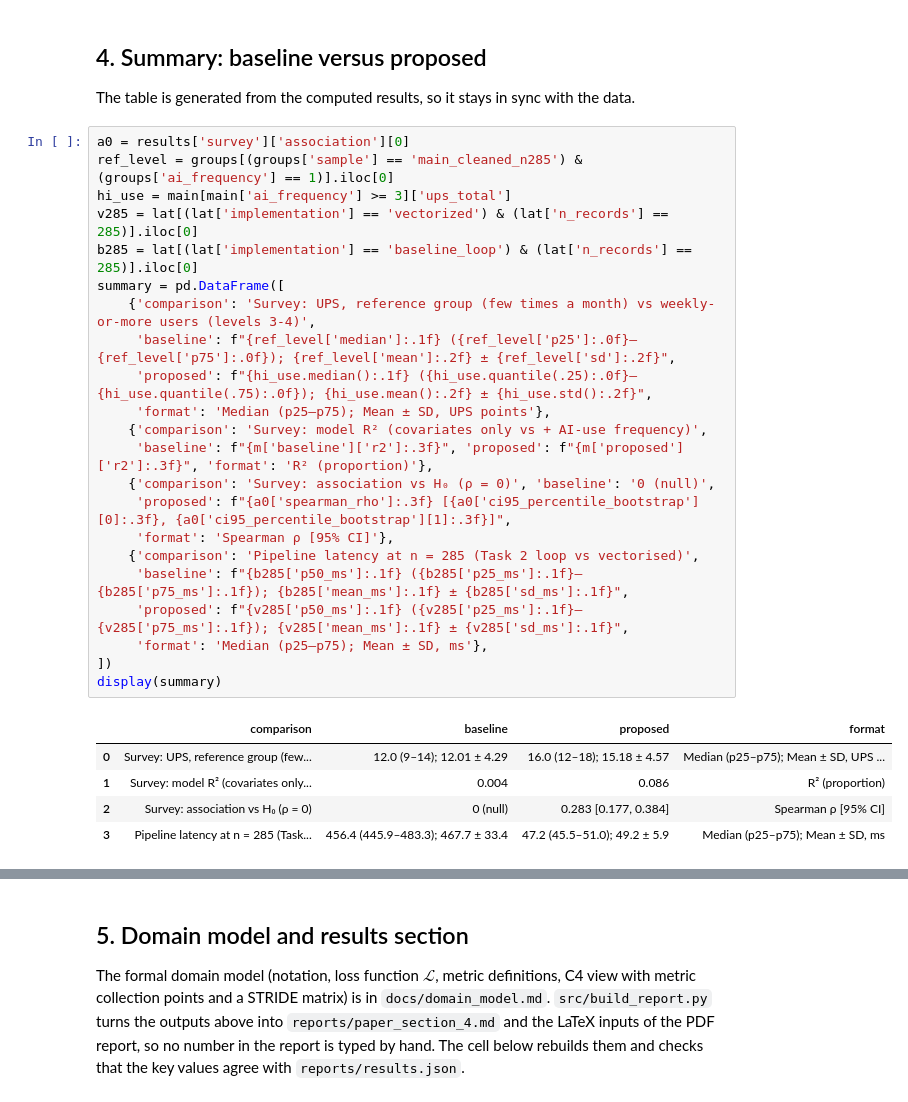
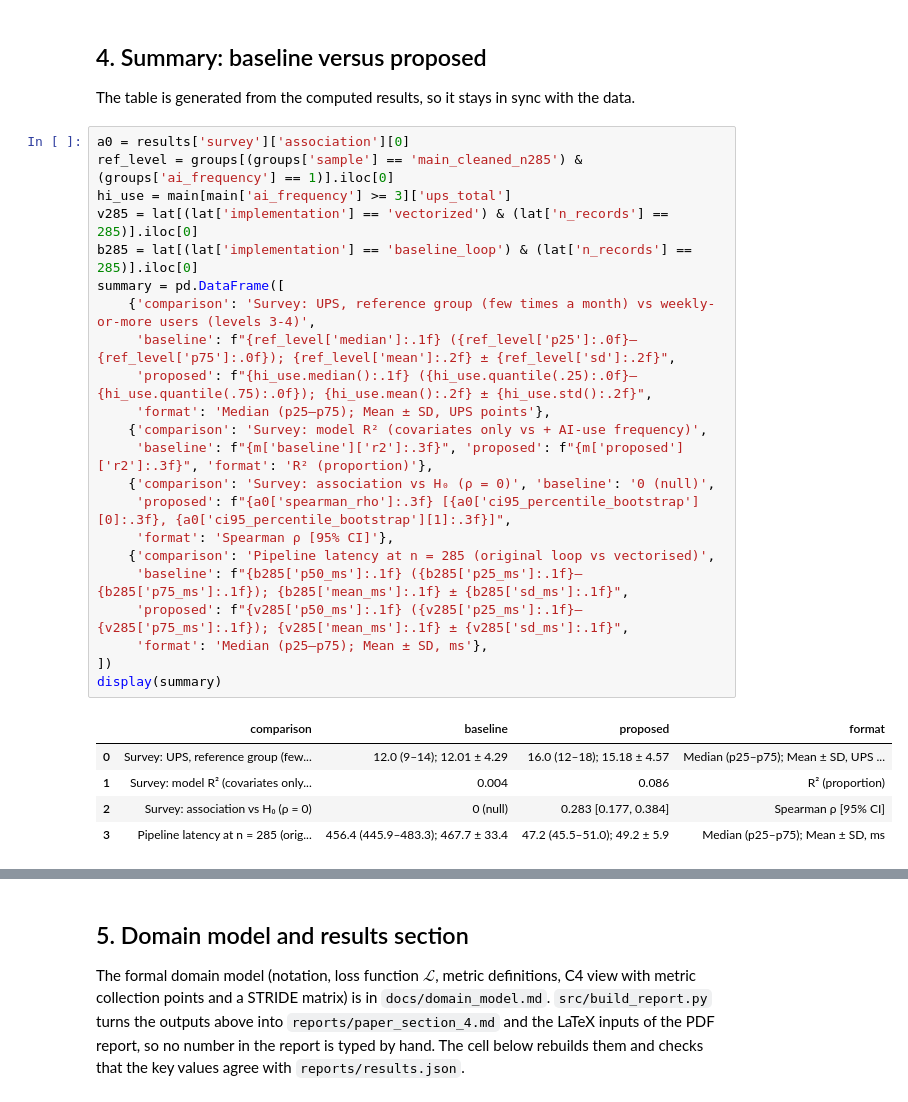
Before and after one commit to yernurkussain-source/TASK2_KUSSAIN_ZHAHYP, a Jupyter notebook: notebooks/01_data_analysis.ipynb, the cells around one changed output, grey strips where cells are left out. Drawn from its saved outputs; the diff is of its cells as text.

```diff
--- a/notebooks/01_data_analysis.ipynb
+++ b/notebooks/01_data_analysis.ipynb
@@ -339,31 +339,31 @@ The table is generated from the computed results, so it stays in sync with the d
 # %%
 a0 = results['survey']['association'][0]
 ref_level = groups[(groups['sample'] == 'main_cleaned_n285') & (groups['ai_frequency'] == 1)].iloc[0]
 hi_use = main[main['ai_frequency'] >= 3]['ups_total']
 v285 = lat[(lat['implementation'] == 'vectorized') & (lat['n_records'] == 285)].iloc[0]
 b285 = lat[(lat['implementation'] == 'baseline_loop') & (lat['n_records'] == 285)].iloc[0]
 summary = pd.DataFrame([
     {'comparison': 'Survey: UPS, reference group (few times a month) vs weekly-or-more users (levels 3-4)',
      'baseline': f"{ref_level['median']:.1f} ({ref_level['p25']:.0f}–{ref_level['p75']:.0f}); {ref_level['mean']:.2f} ± {ref_level['sd']:.2f}",
      'proposed': f"{hi_use.median():.1f} ({hi_use.quantile(.25):.0f}–{hi_use.quantile(.75):.0f}); {hi_use.mean():.2f} ± {hi_use.std():.2f}",
      'format': 'Median (p25–p75); Mean ± SD, UPS points'},
     {'comparison': 'Survey: model R² (covariates only vs + AI-use frequency)',
      'baseline': f"{m['baseline']['r2']:.3f}", 'proposed': f"{m['proposed']['r2']:.3f}", 'format': 'R² (proportion)'},
     {'comparison': 'Survey: association vs H₀ (ρ = 0)', 'baseline': '0 (null)',
      'proposed': f"{a0['spearman_rho']:.3f} [{a0['ci95_percentile_bootstrap'][0]:.3f}, {a0['ci95_percentile_bootstrap'][1]:.3f}]",
      'format': 'Spearman ρ [95% CI]'},
-    {'comparison': 'Pipeline latency at n = 285 (Task 2 loop vs vectorised)',
+    {'comparison': 'Pipeline latency at n = 285 (original loop vs vectorised)',
      'baseline': f"{b285['p50_ms']:.1f} ({b285['p25_ms']:.1f}–{b285['p75_ms']:.1f}); {b285['mean_ms']:.1f} ± {b285['sd_ms']:.1f}",
      'proposed': f"{v285['p50_ms']:.1f} ({v285['p25_ms']:.1f}–{v285['p75_ms']:.1f}); {v285['mean_ms']:.1f} ± {v285['sd_ms']:.1f}",
      'format': 'Median (p25–p75); Mean ± SD, ms'},
 ])
 display(summary)
 # %% [output]
 |  | comparison | baseline | proposed | format |
 | 0 | Survey: UPS, reference group (few... | 12.0 (9–14); 12.01 ± 4.29 | 16.0 (12–18); 15.18 ± 4.57 | Median (p25–p75); Mean ± SD, UPS ... |
 | 1 | Survey: model R² (covariates only... | 0.004 | 0.086 | R² (proportion) |
 | 2 | Survey: association vs H₀ (ρ = 0) | 0 (null) | 0.283 [0.177, 0.384] | Spearman ρ [95% CI] |
-| 3 | Pipeline latency at n = 285 (Task... | 456.4 (445.9–483.3); 467.7 ± 33.4 | 47.2 (45.5–51.0); 49.2 ± 5.9 | Median (p25–p75); Mean ± SD, ms |
+| 3 | Pipeline latency at n = 285 (orig... | 456.4 (445.9–483.3); 467.7 ± 33.4 | 47.2 (45.5–51.0); 49.2 ± 5.9 | Median (p25–p75); Mean ± SD, ms |
 # %% [markdown]
 ### Interpretation and limits
 
```
Also changed, not shown: parts of 5 cells of this notebook, 27 other files.
